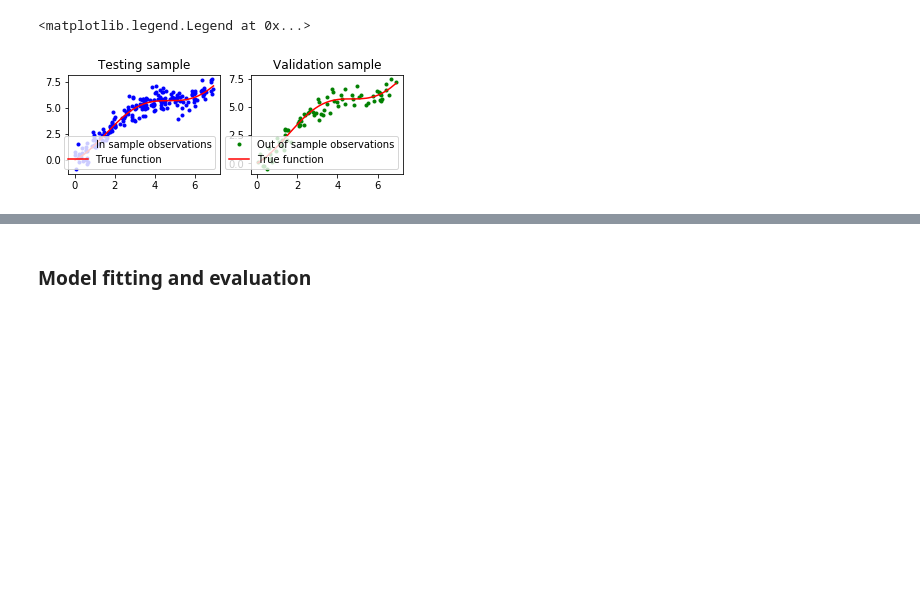
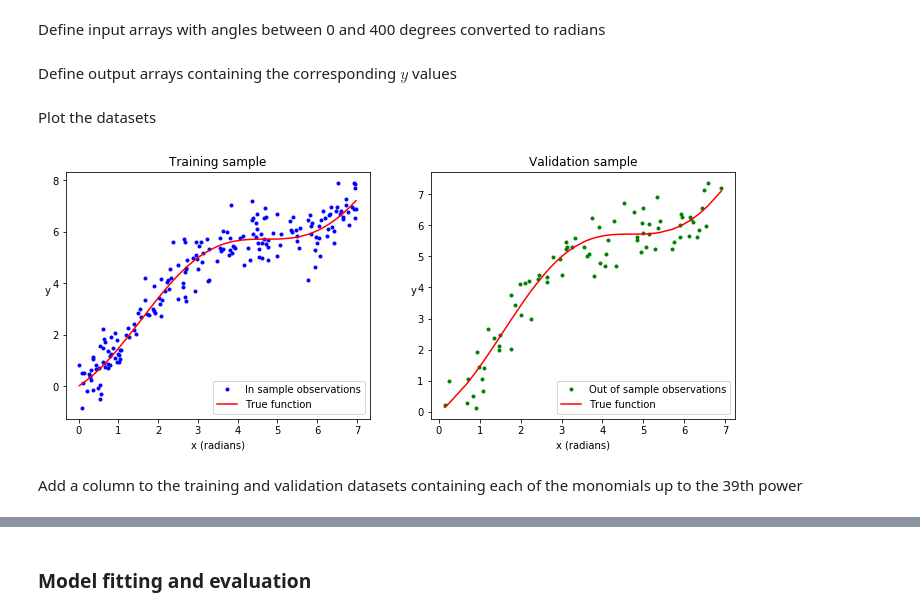
Before and after one commit to mfrdixon/ML_Finance_Codes, a Jupyter notebook: Chapter2-Probabilistic-Modeling/ML_in_Finance-Bias-Variance-Tradeoff.ipynb, the cells around one changed output, grey strips where cells are left out. Cells and saved outputs as stored; diff of their text form; code cells hidden in the pictures; blank space fills up the shorter version.

```diff
--- a/Chapter2-Probabilistic-Modeling/ML_in_Finance-Bias-Variance-Tradeoff.ipynb
+++ b/Chapter2-Probabilistic-Modeling/ML_in_Finance-Bias-Variance-Tradeoff.ipynb
@@ -15,0 +24,2 @@ In this notebook, various polynomial regression models are compared. Each input,
+# %% [markdown]
+Define input arrays with angles between 0 and 400 degrees converted to radians
@@ -16 +34,3 @@ In this notebook, various polynomial regression models are compared. Each input,
+# %% [markdown]
+Define output arrays containing the corresponding $y$ values
 # %%
@@ -38,17 +43,23 @@ data_out = pd.DataFrame(np.column_stack([out_sample_x,out_sample_y]),columns=['x
+# %% [markdown]
+Plot the datasets
 # %%
-# Plot the datasets
 plt.figure(1)
 plt.subplot(221)
-plt.plot(data_in['x'],data_in['y'],'.',color='blue', label="In sample observations")
-plt.plot(data_in['x'],1- np.cos(in_sample_x)+ in_sample_x,color='red', label="True function")
+plt.plot(data_in['x'], data_in['y'], '.', color='blue', label="In sample observations")
+plt.plot(data_in['x'], 1 - np.cos(in_sample_x) + in_sample_x, color='red', label="True function")
 plt.legend(loc = "lower right")
-plt.title('Testing sample')
+plt.title('Training sample')
+plt.xlabel('x (radians)')
+plt.ylabel('y', rotation=0)
 plt.subplot(222)
-plt.plot(data_out['x'],data_out['y'],'.', color='green', label="Out of sample observations")
-plt.plot(data_out['x'],1- np.cos(out_sample_x)+ out_sample_x,color='red', label="True function")
+plt.plot(data_out['x'], data_out['y'], '.', color='green', label="Out of sample observations")
+plt.plot(data_out['x'], 1 - np.cos(out_sample_x) + out_sample_x, color='red', label="True function")
 plt.title('Validation sample')
-plt.legend(loc = "lower right")
+plt.xlabel('x (radians)')
+plt.ylabel('y', rotation=0)
+plt.legend(loc = "lower right");
 # %% [output]
-<matplotlib.legend.Legend at 0x...>
-[figure, old version]
+[figure, new version]
+# %% [markdown]
+Add a column to the training and validation datasets containing each of the monomials up to the 39th power
 # %%
```
Also changed, not shown: parts of 12 cells of this notebook, 1 other file.
